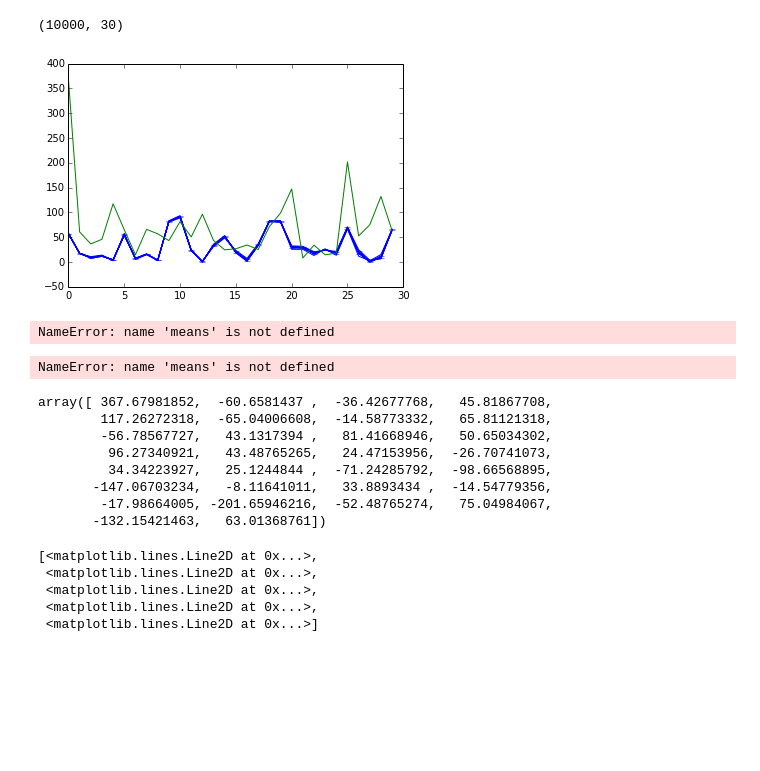
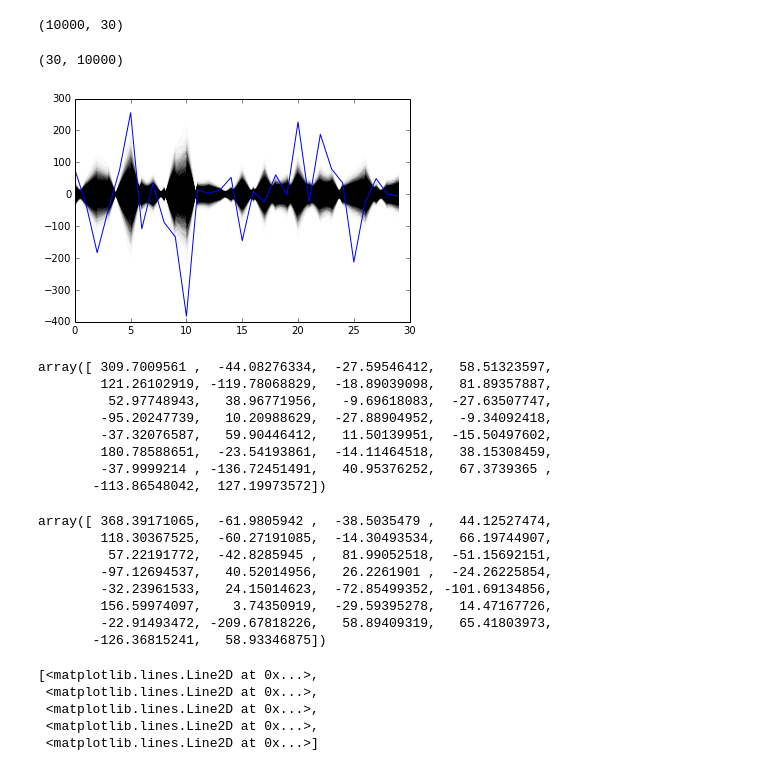
Before and after one commit to bfollinprm/cmbfittest, a Jupyter notebook: src/test.ipynb, the cells around one changed output. Saved outputs shown, nothing was run; the diff lists cells and outputs as text; code cells hidden in the pictures; blank space fills up the shorter version.

```diff
--- a/src/test.ipynb
+++ b/src/test.ipynb
@@ -79,7 +79,9 @@ observation[clobs[:,0].astype('int')] = clobs[:,4]
 # %% [output]
 [figure]
 # %%
-cloud = simulate.gauss_approx(observation = observation, covariance = experiment.covariance)
+cloud = simulate.gauss_approx(observation = observation,
+                              covariance = experiment.covariance,
+                              deltaCl = lcdm.dcldphi_smooth)
 # %%
 cloud.get_bestfit()
 # %%
@@ -98,6 +100,3 @@ ylim(-1000,1000)
-# %%
-fisher = dot(lcdm.dcldphi.T, dot(cloud.inv_cov, lcdm.dcldphi))
-cov = inv(fisher)
 # %%
 plot(diag(cloud.inv_cov))
 # %% [output]
@@ -110,5 +105,5 @@ def draw(fiducial, modes, cov):
 # %%
-x = array([draw(cloud.best_fit, lcdm.dcldphi, cov) for i in arange(10000)])
+x = array([cloud.sample() for i in arange(10000)])
 x.shape
 # %% [output]
 (10000, 2501)
@@ -133,21 +131,20 @@ cloud.amps.shape
 # %% [output]
 (10000, 30)
 # %%
+from scipy.linalg import sqrtm
 observed_amp = dot(cloud.observation, lda.modes)
 means = mean(cloud.amps, axis = 0)
-stddev = std(cloud.amps, axis = 0)
+covariance = cov(cloud.amps.T)
+z = dot(sqrtm(covariance), (observed_amp - means))
+zcloud = dot(sqrtm(covariance), (cloud.amps - means).T)
+zcloud.shape
+# %% [output]
+(30, 10000)
 # %%
-errorbar(arange(30), abs(means), yerr = stddev);
-test = dot(x[:10,:], lda.modes);
-plot(abs(test.T), color = 'b');
-plot(abs(observed_amp));
+plot(zcloud, color = 'k', alpha = .01);
+plot(z, color = 'b');
+#test = dot(x[:10,:], lda.modes);
+#plot(abs(test.T), color = 'b');
+#plot(abs(observed_amp));
 # %% [output]
-[figure, old version]
+[figure, new version]
-# %%
-significance = [(observed_amp[i] - means[i])**2/stddev[i]**2 for i in arange(30)]
-# %% [output]
-NameError: name 'means' is not defined
-# %%
-means
-# %% [output]
-NameError: name 'means' is not defined
@@ -154,14 +153,25 @@ NameError: name 'means' is not defined
+# %%
+observed_amp - means
+# %% [output]
+array([ 309.7009561 ,  -44.08276334,  -27.59546412,   58.51323597,
+        121.26102919, -119.78068829,  -18.89039098,   81.89357887,
+         52.97748943,   38.96771956,   -9.69618083,  -27.63507747,
+        -95.20247739,   10.20988629,  -27.88904952,   -9.34092418,
+        -37.32076587,   59.90446412,   11.50139951,  -15.50497602,
+        180.78588651,  -23.54193861,  -14.11464518,   38.15308459,
+        -37.9999214 , -136.72451491,   40.95376252,   67.3739365 ,
+       -113.86548042,  127.19973572])
 # %%
 observed_amp
 # %% [output]
-array([ 367.67981852,  -60.6581437 ,  -36.42677768,   45.81867708,
-        117.26272318,  -65.04006608,  -14.58773332,   65.81121318,
-        -56.78567727,   43.1317394 ,   81.41668946,   50.65034302,
-         96.27340921,   43.48765265,   24.47153956,  -26.70741073,
-         34.34223927,   25.1244844 ,  -71.24285792,  -98.66568895,
-       -147.06703234,   -8.11641011,   33.8893434 ,  -14.54779356,
-        -17.98664005, -201.65946216,  -52.48765274,   75.04984067,
-       -132.15421463,   63.01368761])
+array([ 368.39171065,  -61.9805942 ,  -38.5035479 ,   44.12527474,
+        118.30367525,  -60.27191085,  -14.30493534,   66.19744907,
+         57.22191772,  -42.8285945 ,   81.99052518,  -51.15692151,
+        -97.12694537,   40.52014956,   26.2261901 ,  -24.26225854,
+        -32.23961533,   24.15014623,  -72.85499352, -101.69134856,
+        156.59974097,    3.74350919,  -29.59395278,   14.47167726,
+        -22.91493472, -209.67818226,   58.89409319,   65.41803973,
+       -126.36815241,   58.93346875])
 # %%
 plot(lda.modes[:,:5])
 # %% [output]
```
Also changed, not shown: parts of 7 cells of this notebook, 2 other files.
